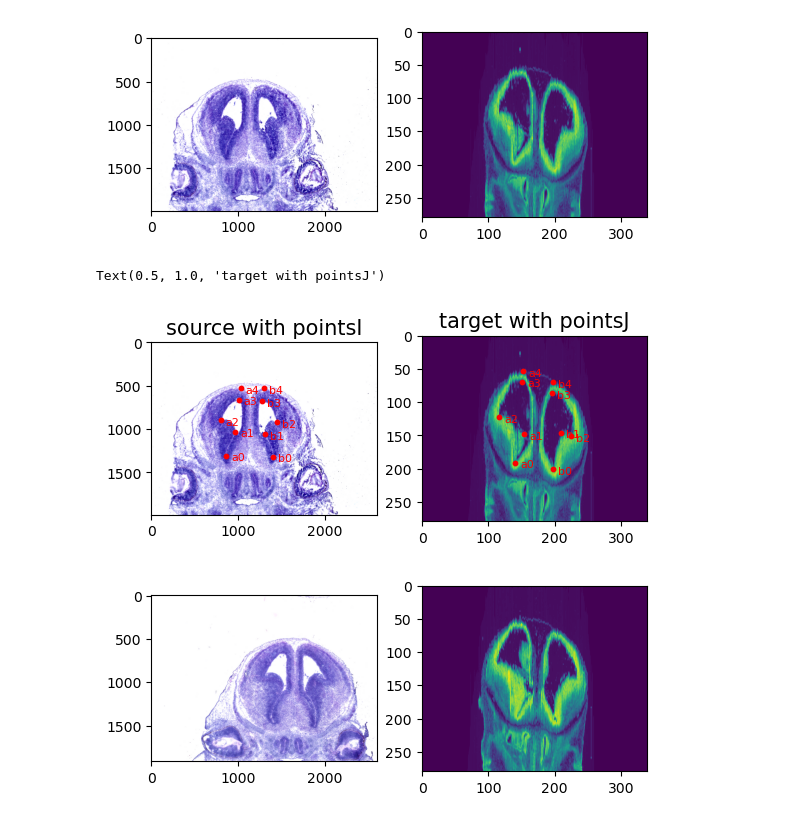
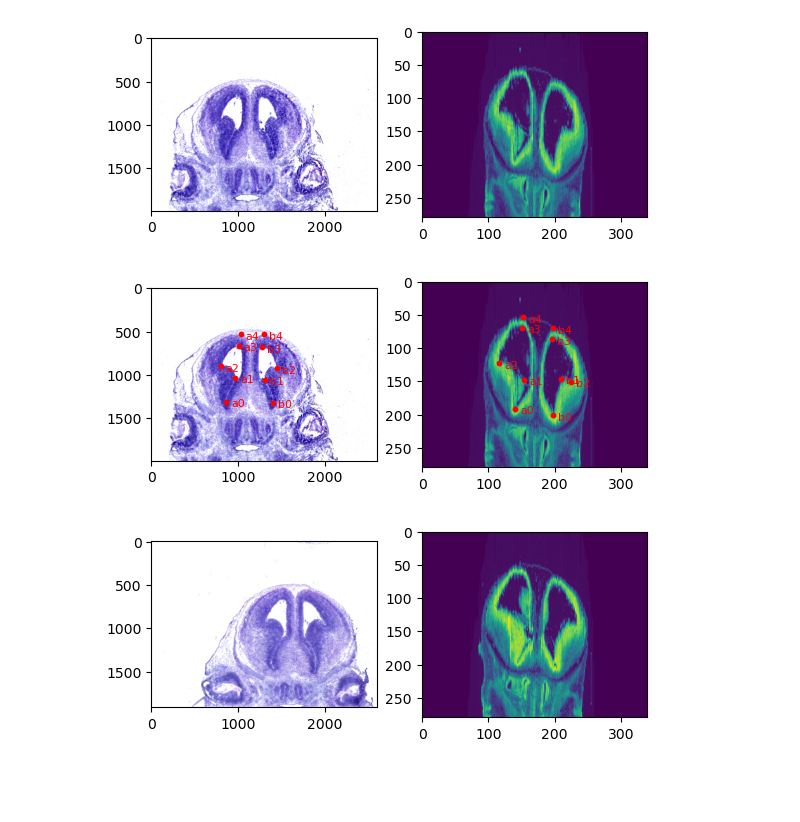
Before and after one commit to Albert-biorem/STalign, a Jupyter notebook: docs/notebooks/Scandal26_all.ipynb, the cells around one changed output. Cells and saved outputs as stored; diff of their text form; code cells hidden in the pictures; blank space fills up the shorter version.

```diff
--- a/docs/notebooks/Scandal26_all.ipynb
+++ b/docs/notebooks/Scandal26_all.ipynb
@@ -68,37 +68,37 @@ np.savez('../visium_data/sccanals26/visum_A1_1', x=XJ,y=YJ,I=J[0:1])
 pointsIlist_A1 = np.load('../visium_data/sccanals26/model_A1_1_points.npy', allow_pickle=True).tolist()
 pointsJlist_A1 = np.load('../visium_data/sccanals26/visum_A1_1_points.npy', allow_pickle=True).tolist()
 pointsI_A1 = []
 pointsJ_A1 = []
 for i in pointsIlist_A1.keys():
     for j in range(len(pointsIlist_A1[i])):
         pointsI_A1.append([pointsIlist_A1[i][j][1], (pointsIlist_A1[i][j][0])])
 for i in pointsJlist_A1.keys():
     for j in range(len(pointsJlist_A1[i])):
         pointsJ_A1.append([pointsJlist_A1[i][j][1], pointsJlist_A1[i][j][0]])
 J = np.vstack((J,J,J))
 pointsI_A1 = np.array(pointsI_A1)
 pointsJ_A1 = np.array(pointsJ_A1)
 fig,ax = plt.subplots(1,2)
 ax[0].imshow((I_A1.transpose(1,2,0).squeeze()), extent=extentI)
 ax[1].imshow((J[0:1].transpose(1,2,0).squeeze()), extent=extentJ)
 trans_offset_0 = mtransforms.offset_copy(ax[0].transData, fig=fig,
                                        x=0.05, y=-0.05, units='inches')
 trans_offset_1 = mtransforms.offset_copy(ax[1].transData, fig=fig,
                                        x=0.05, y=-0.05, units='inches')
 ax[0].scatter(pointsI_A1[:,1],pointsI_A1[:,0], c='red', s=10)
 ax[1].scatter(pointsJ_A1[:,1],pointsJ_A1[:,0], c='red', s=10)
 for i in pointsIlist_A1.keys():
     for j in range(len(pointsIlist_A1[i])):
         ax[0].text((pointsIlist_A1[i][j][0]), pointsIlist_A1[i][j][1],f'{i}{j}', c='red', transform=trans_offset_0, fontsize= 8)
 for i in pointsJlist_A1.keys():
     for j in range(len(pointsJlist_A1[i])):
         ax[1].text(pointsJlist_A1[i][j][0], pointsJlist_A1[i][j][1],f'{i}{j}', c='red', transform=trans_offset_1, fontsize= 8)
 
-ax[0].set_title('source with pointsI', fontsize=15)
-ax[1].set_title('target with pointsJ', fontsize=15)
+#ax[0].set_title('Visium image', fontsize=15)
+#ax[1].set_title('3d model', fontsize=15)
+fig.savefig('foo.png')
 # %% [output]
-Text(0.5, 1.0, 'target with pointsJ')
-[figure, old version]
+[figure, new version]
 # %%
 slice = 230
 J = (A[slice][None] / np.mean(np.abs(A[slice]),keepdims=True)).astype(np.float64)
```
Also changed, not shown: 3 other files.
